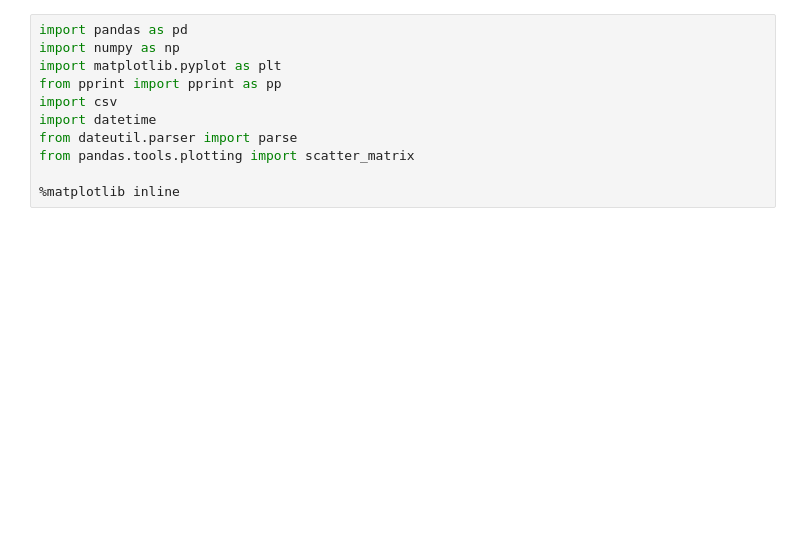
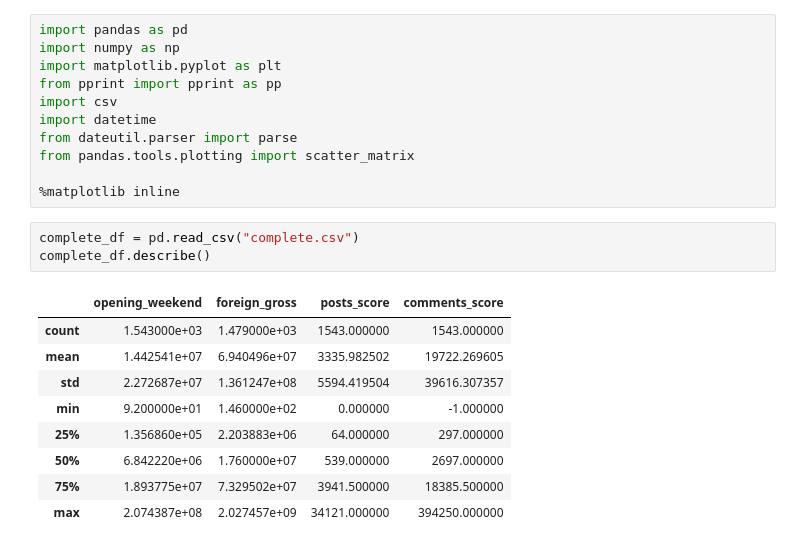
Before and after one commit to smitfire/luther, a Jupyter notebook: data_plotting_luther.ipynb, the cells around one changed output. Cells and saved outputs as stored; diff of their text form; blank space fills up the shorter version.

```diff
--- a/data_plotting_luther.ipynb
+++ b/data_plotting_luther.ipynb
@@ -9,4 +9,17 @@ from dateutil.parser import parse
 from pandas.tools.plotting import scatter_matrix
 
 %matplotlib inline
+# %%
+complete_df = pd.read_csv("complete.csv")
+complete_df.describe()
+# %% [output]
+|  | opening_weekend | foreign_gross | posts_score | comments_score |
+| count | 1.543000e+03 | 1.479000e+03 | 1543.000000 | 1543.000000 |
+| mean | 1.442541e+07 | 6.940496e+07 | 3335.982502 | 19722.269605 |
+| std | 2.272687e+07 | 1.361247e+08 | 5594.419504 | 39616.307357 |
+| min | 9.200000e+01 | 1.460000e+02 | 0.000000 | -1.000000 |
+| 25% | 1.356860e+05 | 2.203883e+06 | 64.000000 | 297.000000 |
+| 50% | 6.842220e+06 | 1.760000e+07 | 539.000000 | 2697.000000 |
+| 75% | 1.893775e+07 | 7.329502e+07 | 3941.500000 | 18385.500000 |
+| max | 2.074387e+08 | 2.027457e+09 | 34121.000000 | 394250.000000 |
 # %%
```
Also changed, not shown: parts of 3 cells of this notebook, 1 other file.
